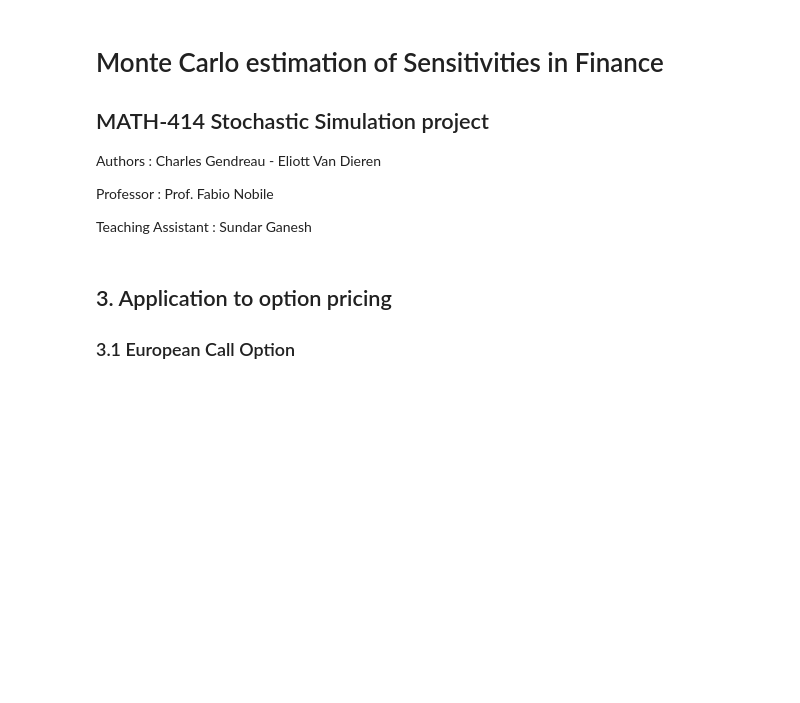
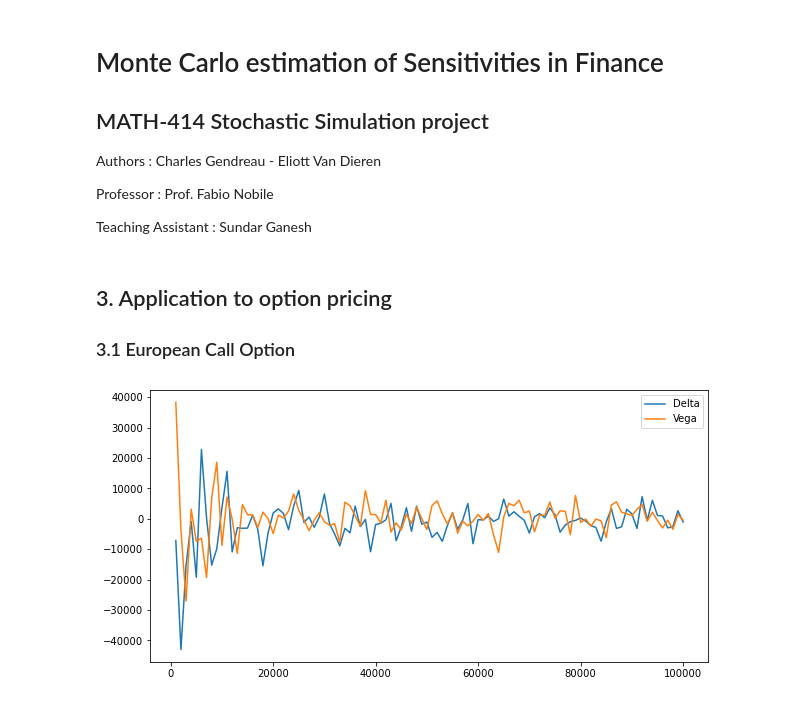
Before and after one commit to chgendreau/Monte-Carlo_Financial-Sensitivities, a Jupyter notebook: Monte Carlo estimation of Sensitivities in Finance.ipynb, the cells around one changed output. Saved outputs shown, nothing was run; the diff lists cells and outputs as text; code cells hidden in the pictures; blank space fills up the shorter version.

Commit message:
finite method impelmented, verifier car resultats assez biz

```diff
--- a/Monte Carlo estimation of Sensitivities in Finance.ipynb
+++ b/Monte Carlo estimation of Sensitivities in Finance.ipynb
@@ -81,5 +113,21 @@ for idx,n in enumerate(n_elem):
+# %%
+n_elem = np.arange(10**3,10**5+1000,1000)
+
+# Finite difference method
+
+delta_finite = np.zeros(len(n_elem))
+vega_finite = np.zeros(len(n_elem))
+gamma_finite = np.zeros(len(n_elem))
+for idx,n in enumerate(n_elem):
+    delta_finite[idx] = finite_difference(C_payoff,params,dtheta,"delta", n)
+    vega_finite[idx] = finite_difference(C_payoff,params,dtheta,"vega", n)
+    gamma_finite[idx] = finite_difference(C_payoff,params,dtheta,"gamma", n)
 # %%
-#plt.figure(figsize=(10,5))
-#plt.plot(n_elem,dI_d_S_T)
-#plt.plot(n_elem,np.exp(r*T)*np.ones(len(n_elem)))
-#plt.show()
+plt.figure(figsize=(10,5))
+plt.plot(n_elem,delta_finite,label="Delta")
+plt.plot(n_elem,vega_finite,label="Vega")
+#plt.plot(n_elem,gamma_finite,label="Gamma")
+plt.legend()
+plt.show()
+# %% [output]
+[figure, added]
```
Also changed, not shown: parts of 3 cells of this notebook.
